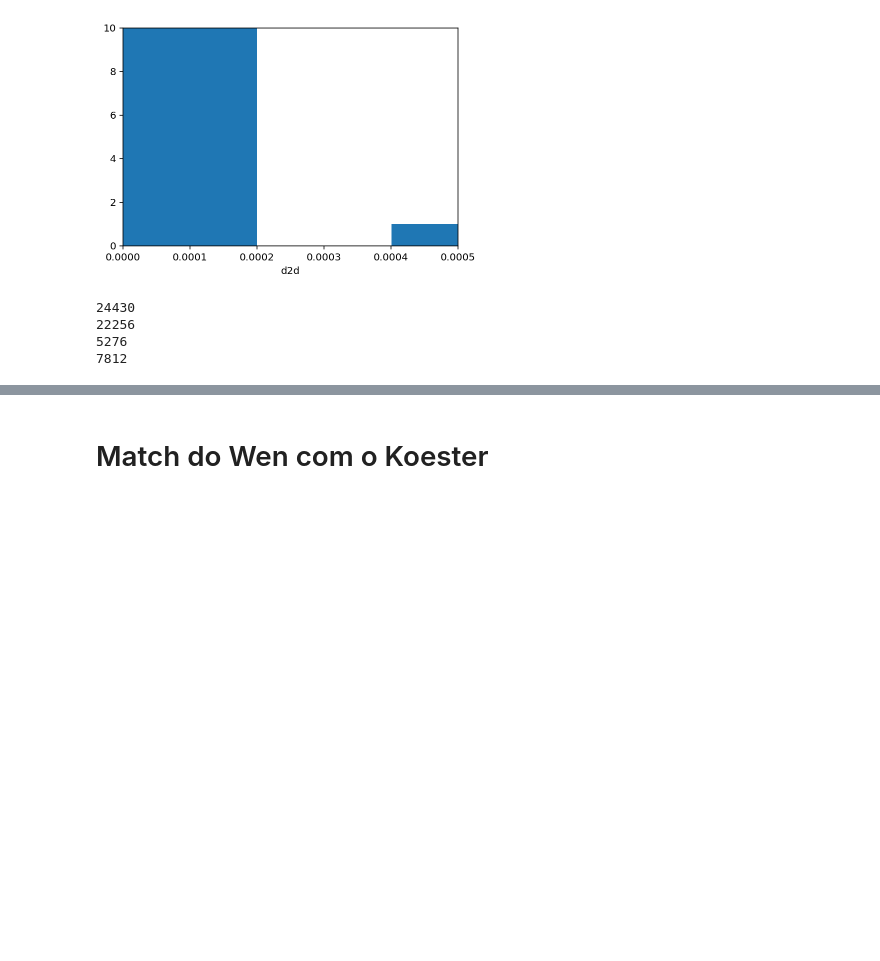
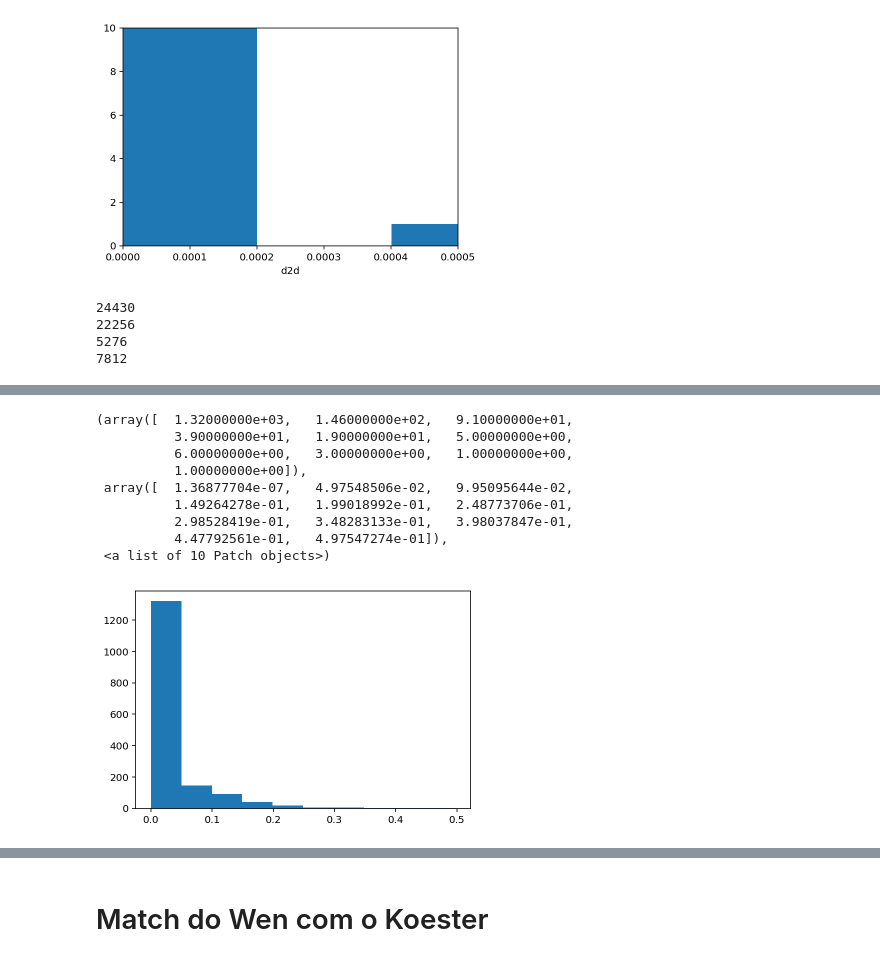
Before and after one commit to clusteron/comparison, a Jupyter notebook: Matches.ipynb, the cells around one changed output, grey strips where cells are left out. Saved outputs shown, nothing was run; the diff lists cells and outputs as text; code cells hidden in the pictures; blank space fills up the shorter version.

```diff
--- a/Matches.ipynb
+++ b/Matches.ipynb
@@ -95,0 +127,14 @@ Números de objetos do rykoff = 290
+# %%
+# Histograma de d2d
+plt.hist(d2d)
+# %% [output]
+(array([  1.32000000e+03,   1.46000000e+02,   9.10000000e+01,
+          3.90000000e+01,   1.90000000e+01,   5.00000000e+00,
+          6.00000000e+00,   3.00000000e+00,   1.00000000e+00,
+          1.00000000e+00]),
+ array([  1.36877704e-07,   4.97548506e-02,   9.95095644e-02,
+          1.49264278e-01,   1.99018992e-01,   2.48773706e-01,
+          2.98528419e-01,   3.48283133e-01,   3.98037847e-01,
+          4.47792561e-01,   4.97547274e-01]),
+ <a list of 10 Patch objects>)
+[figure, added]
```
Also changed, not shown: parts of 17 cells of this notebook.
